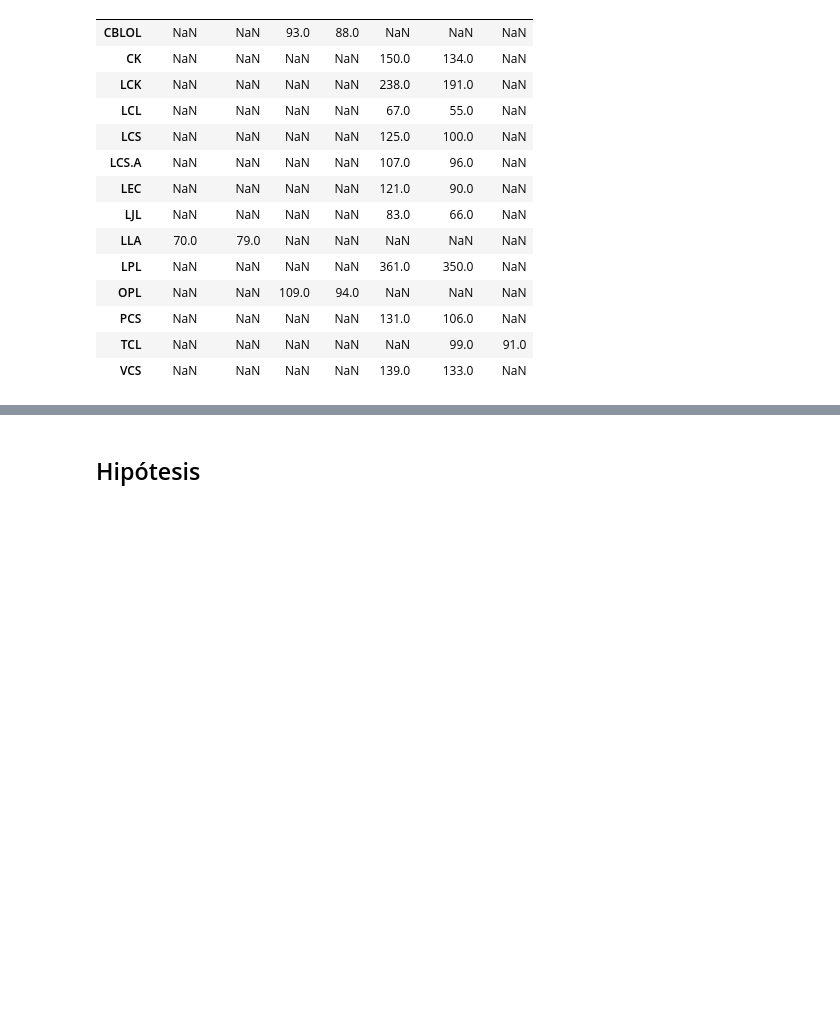
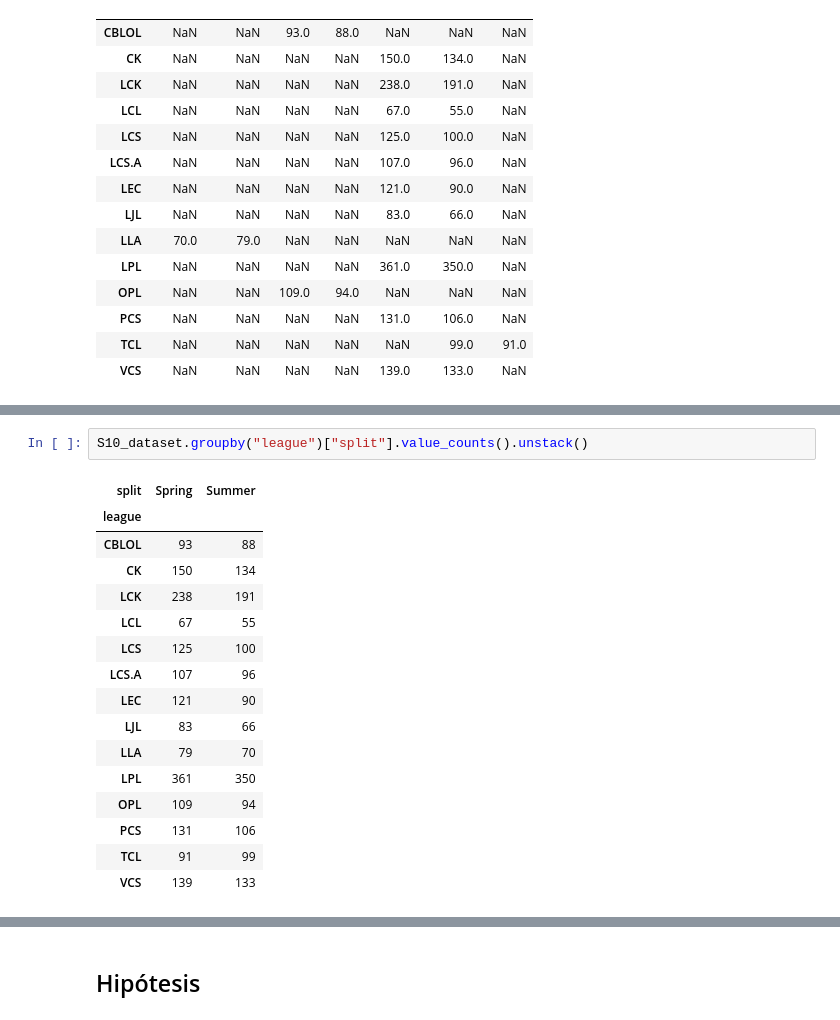
Before and after one commit to CamiloAPB/EDA_DS, a Jupyter notebook: Src/Notebooks/Exploracion_inicial.ipynb, the cells around one changed output, grey strips where cells are left out. Cells and saved outputs as stored; diff of their text form; blank space fills up the shorter version.

Commit message:
29_11_split_sin_NAN

```diff
--- a/Src/Notebooks/Exploracion_inicial.ipynb
+++ b/Src/Notebooks/Exploracion_inicial.ipynb
@@ -374,0 +395,19 @@ Los splits Opening, Split 1 y Winter son los correspondientes al split Spring y
+# %%
+S10_dataset.groupby("league")["split"].value_counts().unstack()
+# %% [output]
+| split | Spring | Summer |
+| league |  |  |
+| CBLOL | 93 | 88 |
+| CK | 150 | 134 |
+| LCK | 238 | 191 |
+| LCL | 67 | 55 |
+| LCS | 125 | 100 |
+| LCS.A | 107 | 96 |
+| LEC | 121 | 90 |
+| LJL | 83 | 66 |
+| LLA | 79 | 70 |
+| LPL | 361 | 350 |
+| OPL | 109 | 94 |
+| PCS | 131 | 106 |
+| TCL | 91 | 99 |
+| VCS | 139 | 133 |
```
Also changed, not shown: parts of 10 cells of this notebook, 3 other files.
